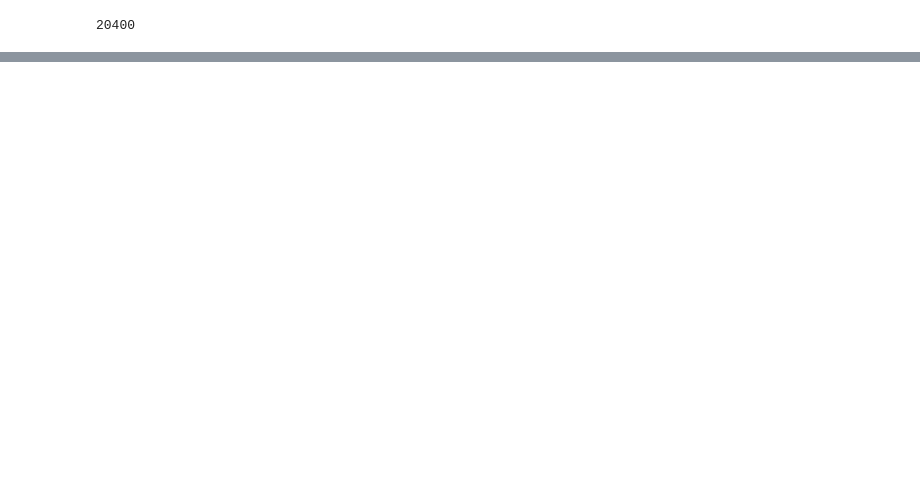
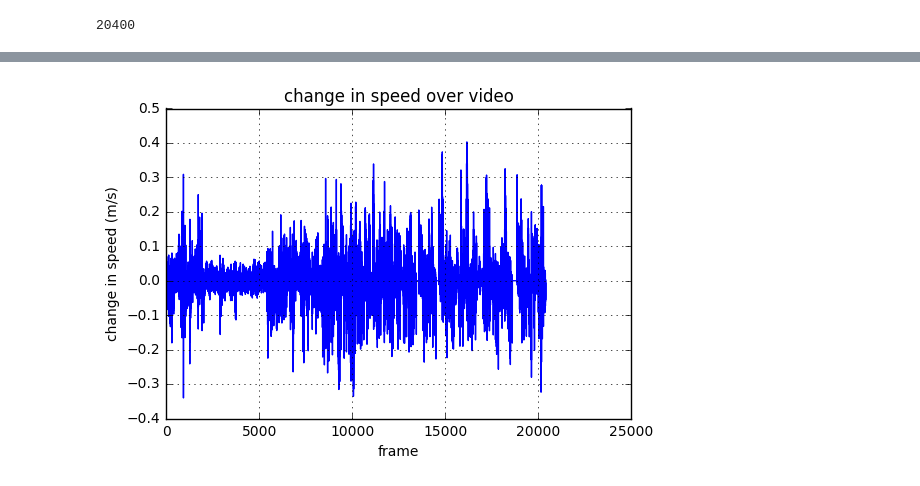
Before and after one commit to afcarl/speed-predictor, a Jupyter notebook: labels.ipynb, the cells around one changed output, grey strips where cells are left out. Cells and saved outputs as stored; diff of their text form; code cells hidden in the pictures; blank space fills up the shorter version.

```diff
--- a/labels.ipynb
+++ b/labels.ipynb
@@ -43,0 +43,9 @@ plt.show()
+# %%
+plt.plot(dv)
+plt.xlabel('frame')
+plt.ylabel('change in speed (m/s)')
+plt.title('change in speed over video')
+plt.grid(True)
+plt.show()
+# %% [output]
+[figure, added]
```
Also changed, not shown: parts of 11 cells of this notebook, 1 other file.
